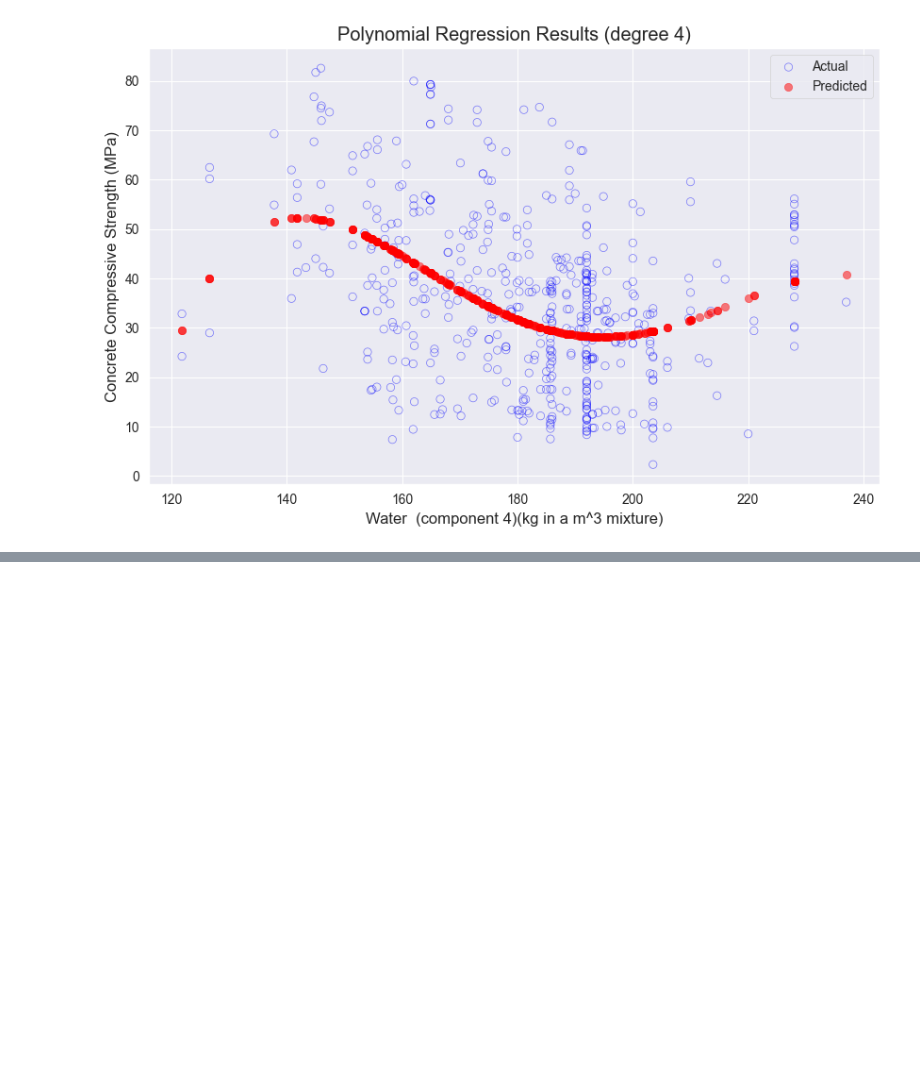
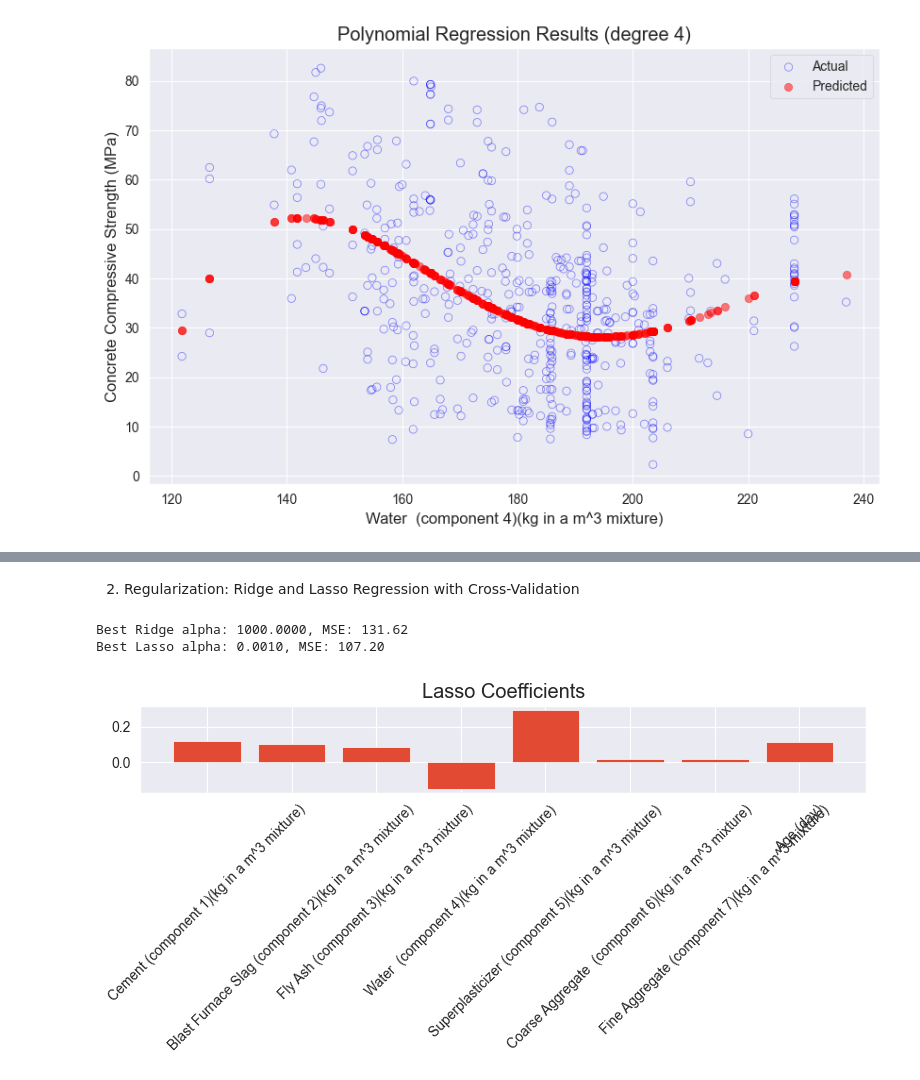
Before and after one commit to ErikTheViking92/Code, a Jupyter notebook: Concrete strength_01.06.ipynb, the cells around one changed output, grey strips where cells are left out. Saved outputs shown, nothing was run; the diff lists cells and outputs as text; code cells hidden in the pictures; blank space fills up the shorter version.

Commit message:
Added Lasso Regression, Dimension Reduction via PCR, Hyperparameter tuning and some Gradient boosting

```diff
--- a/Concrete strength_01.06.ipynb
+++ b/Concrete strength_01.06.ipynb
@@ -845,0 +821,18 @@ Polynomial Regression R2: 0.1705
+# %%
+from sklearn.feature_selection import RFECV
+
+# Use linear regression as the estimator
+estimator = LinearRegression()
+rfecv = RFECV(estimator, step=1, cv=10, scoring='neg_mean_squared_error')
+rfecv.fit(X, y)
+
+print("Optimal number of features: %d" % rfecv.n_features_)
+print("Selected features:", [feature_columns[i] for i, x in enumerate(rfecv.support_) if x])
+
+# Plot number of features vs. CV scores
+plt.figure(figsize=(6,4))
+plt.plot(range(1, len(rfecv.grid_scores_) + 1), -rfecv.grid_scores_, marker='o')
+plt.xlabel("Number of features selected")
+plt.ylabel("CV Mean Squared Error")
+plt.title("Recursive Feature Elimination")
+plt.show()
@@ -845,0 +844,27 @@ Polynomial Regression R2: 0.1705
+# %% [markdown]
+2. Regularization: Ridge and Lasso Regression with Cross-Validation
+# %%
+from sklearn.linear_model import RidgeCV, LassoCV
+
+# Ridge Regression with CV
+ridge_cv = RidgeCV(alphas=np.logspace(-3, 3, 100), cv=10, scoring='neg_mean_squared_error')
+ridge_cv.fit(X, y)
+print(f"Best Ridge alpha: {ridge_cv.alpha_:.4f}, MSE: {-ridge_cv.best_score_:.2f}")
+
+# Lasso Regression with CV
+lasso_cv = LassoCV(alphas=np.logspace(-3, 1, 100), cv=10, max_iter=10000)
+lasso_cv.fit(X, y)
+mse_lasso = np.mean((lasso_cv.predict(X) - y) ** 2)
+print(f"Best Lasso alpha: {lasso_cv.alpha_:.4f}, MSE: {mse_lasso:.2f}")
+
+# Plot Lasso coefficients
+plt.figure(figsize=(8,4))
+plt.bar(feature_columns, lasso_cv.coef_)
+plt.title("Lasso Coefficients")
+plt.xticks(rotation=45)
+plt.tight_layout()
+plt.show()
+# %% [output]
+Best Ridge alpha: 1000.0000, MSE: 131.62
+Best Lasso alpha: 0.0010, MSE: 107.20
+[figure, added]
```
Also changed, not shown: parts of 17 cells of this notebook.
